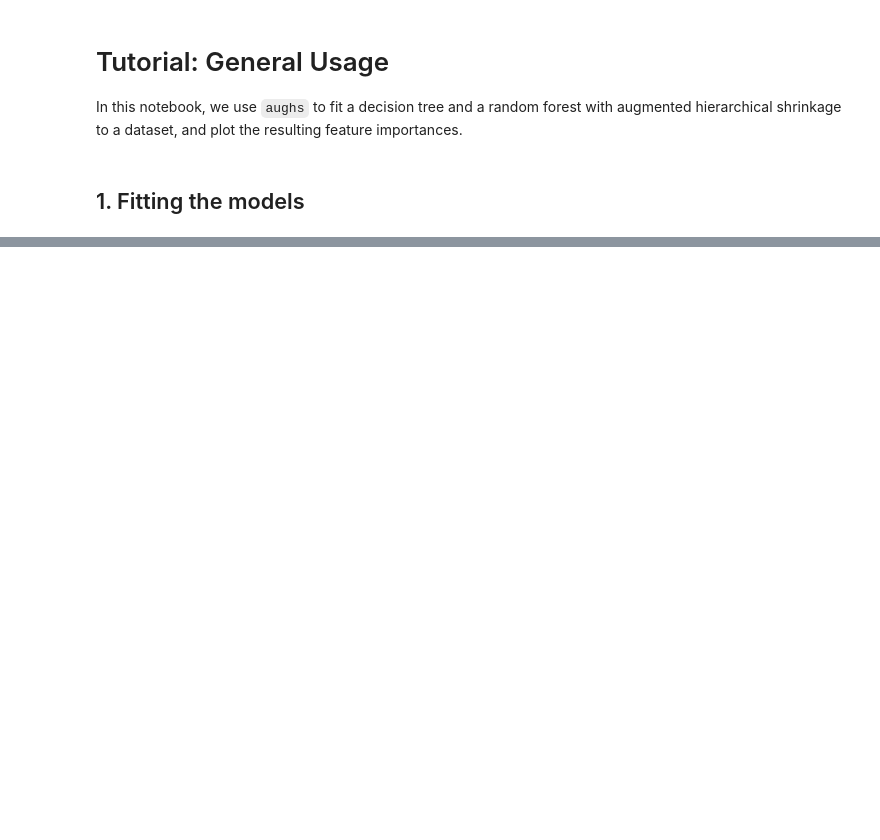
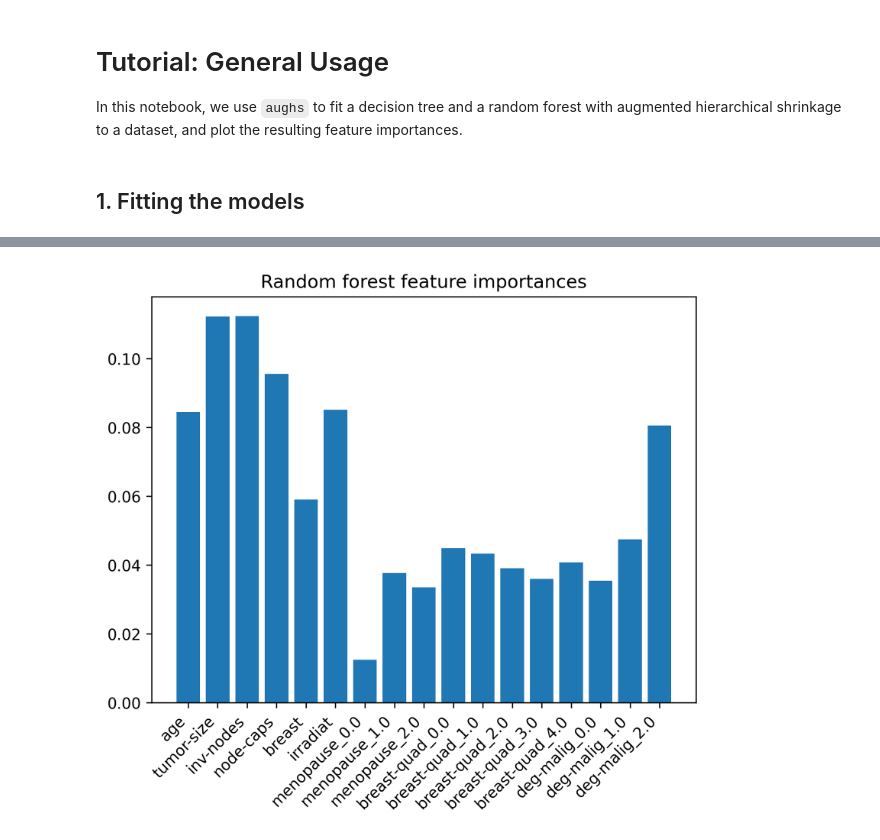
Before and after one commit to markusloecher/AugmentedHierarchicalShrinkage, a Jupyter notebook: arne/notebooks/tutorial_general_usage.ipynb, the cells around one changed output, grey strips where cells are left out. Drawn from its saved outputs; the diff is of its cells as text; code cells hidden in the pictures; blank space fills up the shorter version.

```diff
--- a/arne/notebooks/tutorial_general_usage.ipynb
+++ b/arne/notebooks/tutorial_general_usage.ipynb
@@ -31,4 +32,8 @@ Balanced accuracy: 0.7835497835497836
 # %%
 # Train a random forest with log-cardinality-based augmented HS
-clf = ShrinkageClassifier(RandomForestClassifier(), # Use a random forest as the base classifier
-                            shrink_mode="hs_log_cardinality", # Use log-cardinality-based HS
+clf_forest = ShrinkageClassifier(RandomForestClassifier(), # Use a random forest as the base classifier
+                          shrink_mode="hs_log_cardinality", # Use log-cardinality-based HS
+                          lmb=10) # Use a lambda of 10
+clf_forest.fit(X_train, y_train)
+print("Accuracy:", clf_forest.score(X_test, y_test))
+print("Balanced accuracy:", balanced_accuracy_score(y_test, clf_forest.predict(X_test)))
@@ -36,0 +54,8 @@ clf = ShrinkageClassifier(RandomForestClassifier(), # Use a random forest as the
+# %%
+forest_importances = clf_forest.estimator_.feature_importances_
+plt.bar(range(len(forest_importances)), forest_importances)
+plt.xticks(range(len(forest_importances)), feature_names, rotation=45, ha="right")
+plt.title("Random forest feature importances")
+plt.show()
+# %% [output]
+[figure, added]
```
Also changed, not shown: parts of 7 cells of this notebook, 4 other files.
